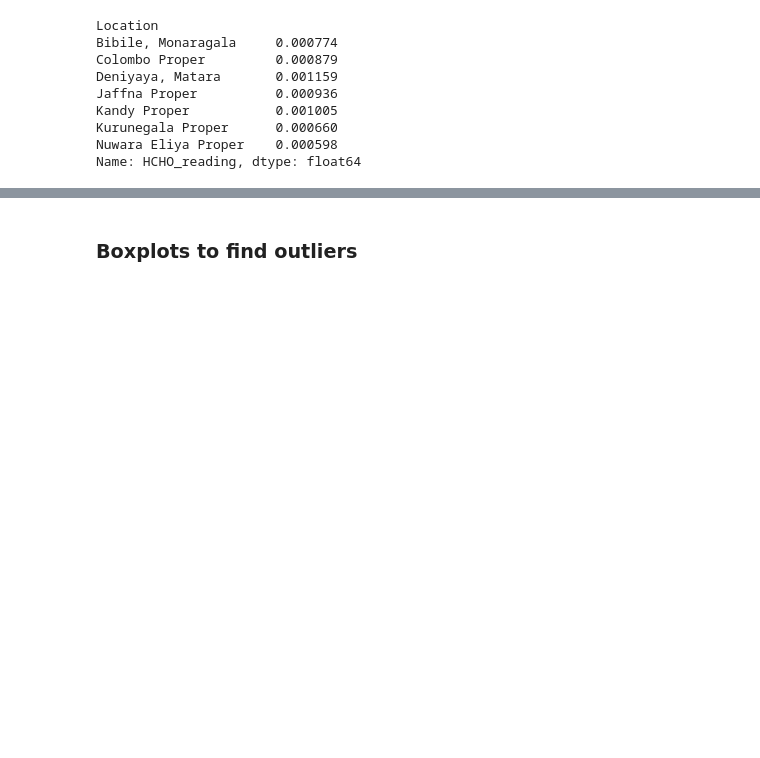
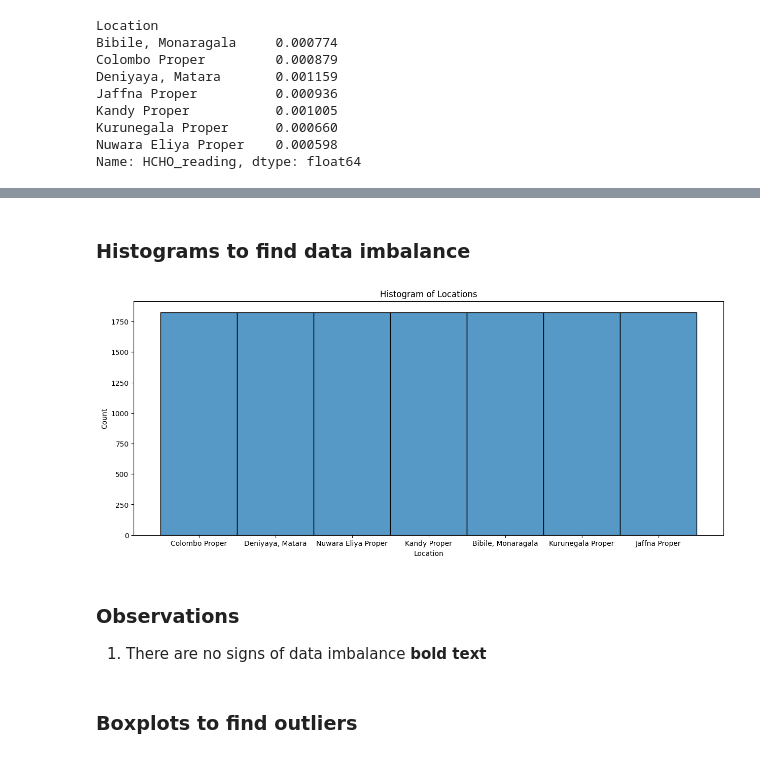
Before and after one commit to Lafri-13/Analysing-Tropospheric-Formaldehyde-HCHO-gas-in-Sri-Lanka, a Jupyter notebook: Analysis_HCHO.ipynb, the cells around one changed output, grey strips where cells are left out. Saved outputs shown, nothing was run; the diff lists cells and outputs as text; code cells hidden in the pictures; blank space fills up the shorter version.

```diff
--- a/Analysis_HCHO.ipynb
+++ b/Analysis_HCHO.ipynb
@@ -456,3 +452,17 @@ dtype: int64
+# %% [markdown]
+### Histograms to find data imbalance
+# %%
+plt.figure(figsize=(15,6))
+sns.histplot(data = df_sl_cities, x='Location' )
+plt.title('Histogram of Locations')
+plt.xlabel('Location')
+plt.ylabel('Count')
+plt.show()
+# %% [output]
+[figure, added]
+# %% [markdown]
+### Observations
+1. There are no signs of data imbalance **bold text**
 # %% [markdown]
 ### Boxplots to find outliers
 # %%
```
Also changed, not shown: parts of 33 cells of this notebook.
